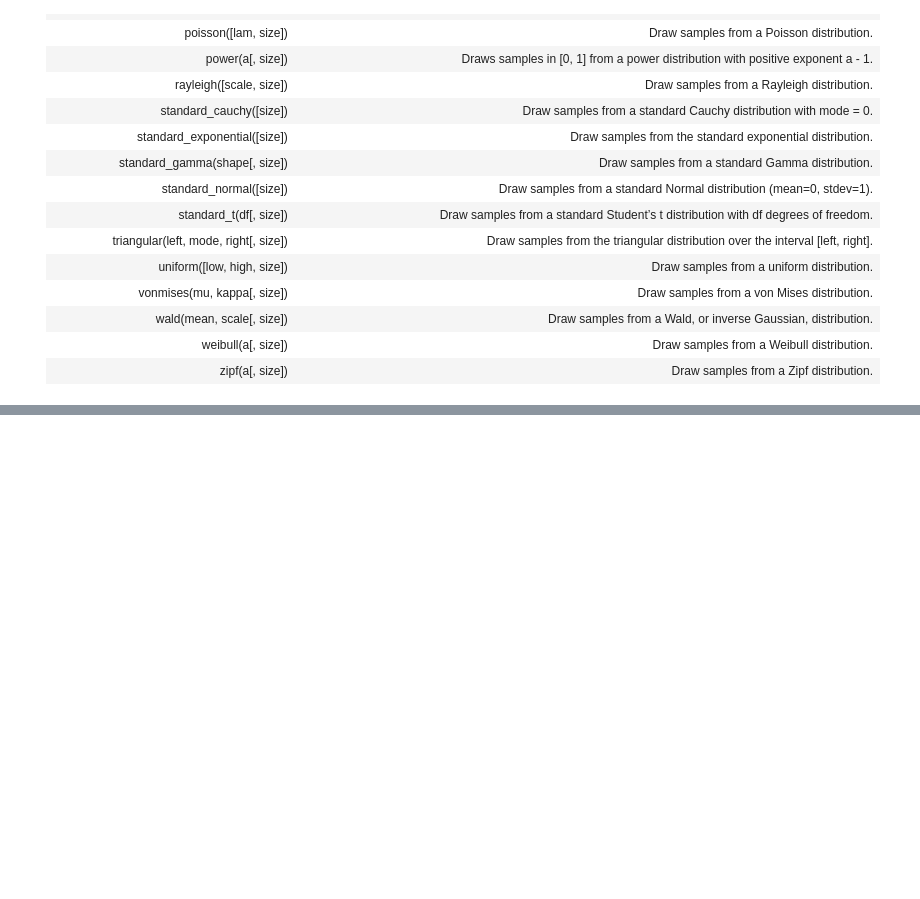
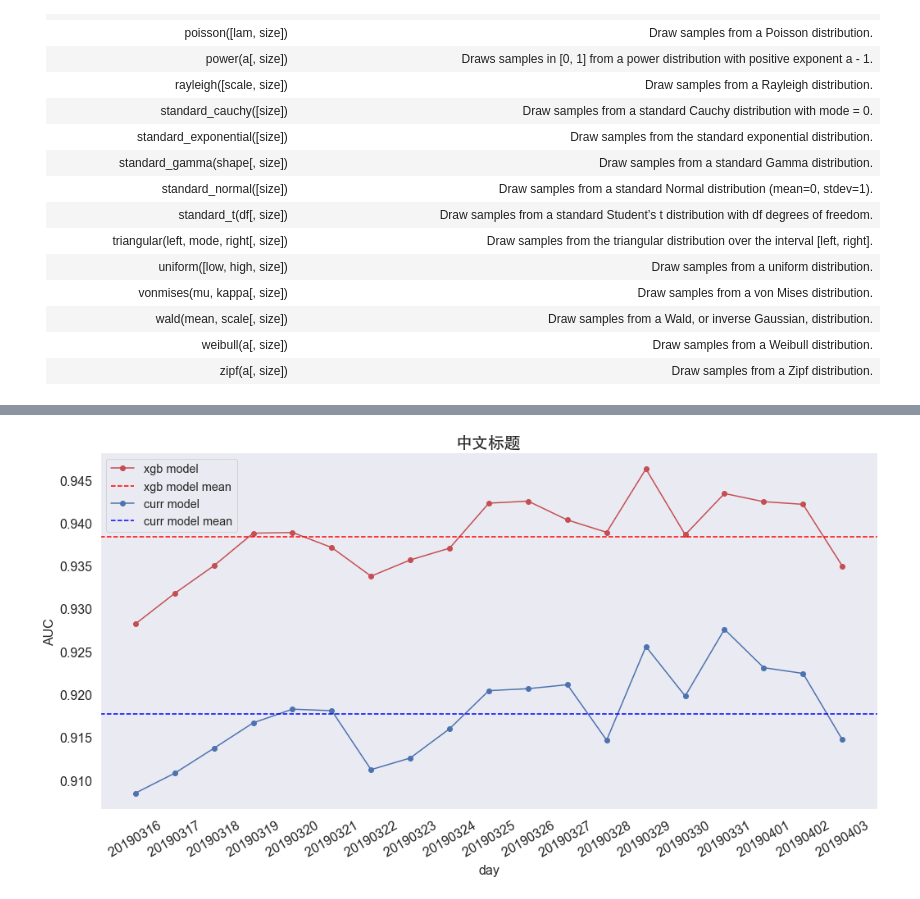
Before and after one commit to lyj555/SelfLearning, a Jupyter notebook: 工具篇/python_learning/python_tips.ipynb, the cells around one changed output, grey strips where cells are left out. Cells and saved outputs as stored; diff of their text form; code cells hidden in the pictures; blank space fills up the shorter version.

Commit message:
update python_tips.pynb, add plot

```diff
--- a/工具篇/python_learning/python_tips.ipynb
+++ b/工具篇/python_learning/python_tips.ipynb
@@ -119,0 +144,67 @@ print(np.random.choice([1, 3, 5, 7], size=(4, 5), replace=True, p=[0.05, 0.05, 0
+# %%
+import pandas as pd
+import matplotlib.pyplot as plt
+import seaborn as sns
+from pyplotz.pyplotz import PyplotZ
+from io import StringIO
+
+sns.set()
+pltz = PyplotZ()
+pltz.enable_chinese()
+
+
+s = """
+|day|valid_set_xgb|valid_set_bef|
+| 20190403 | 0.934962| 0.914719|
+| 20190402 | 0.942149  | 0.922432|
+| 20190401 | 0.942458| 0.923098|
+| 20190331 | 0.943411| 0.927580|
+|20190330 | 0.938604| 0.919794|
+|20190329 | 0.94628| 0.925569|
+|20190328 | 0.938888| 0.914644|
+|20190327 | 0.940326| 0.921115|
+| 20190326 | 0.942518 | 0.920653 |
+| 20190325 | 0.942286 | 0.920422 |
+| 20190324 | 0.937038 | 0.915979|
+| 20190323 | 0.935666 | 0.912570|
+| 20190322 | 0.933774 |  0.911209|
+| 20190321 | 0.937109 |  0.918083|
+| 20190320 | 0.938866 |  0.918264|
+| 20190319 | 0.938786 |  0.916669|
+| 20190318 | 0.934995 |  0.913706|
+| 20190317 | 0.931763 | 0.910795 |
+| 20190316 | 0.928204 | 0.908476 |
+"""
+dd = pd.read_csv(StringIO(s), sep="|", dtype={"day": str})
+dd = dd[dd.columns[1:-1]]
+
+
+fig, ax = plt.subplots(figsize=(17, 8))
+
+ax.plot(dd.day[::-1], dd.valid_set_xgb[::-1], "r-o", label="xgb model")
+ax.axhline(dd.valid_set_xgb.mean(), linestyle="--", color="red", label="xgb model mean")
+
+ax.plot(dd.day[::-1], dd.valid_set_bef[::-1], "b-o", label="curr model")
+ax.axhline(dd.valid_set_bef.mean(), linestyle="--", color="blue", label="curr model mean")
+
+ax.set_xlabel("day", fontsize=16)
+ax.set_ylabel("AUC", fontsize=16)
+# ax.set_title("xgb gjxc comparision", fontsize=20)
+pltz.title("中文标题")
+pltz.title_size(20)
+# ax.set(xlabel="day", ylabel="valid AUC", title="xgb gjxc comparision")
+ax.legend(fontsize="large")
+ax.grid()
+
+# Set the tick labels font
+for label in ax.get_xticklabels():
+    label.set_fontname('Arial')
+    label.set_fontsize(16)
+    label.set_rotation(30)
+for label in ax.get_yticklabels():
+    label.set_fontname("Arial")
+    label.set_fontsize(16)
+
+fig.show()
+# %% [output]
+[figure, added]
```
Also changed, not shown: parts of 4 cells of this notebook.
